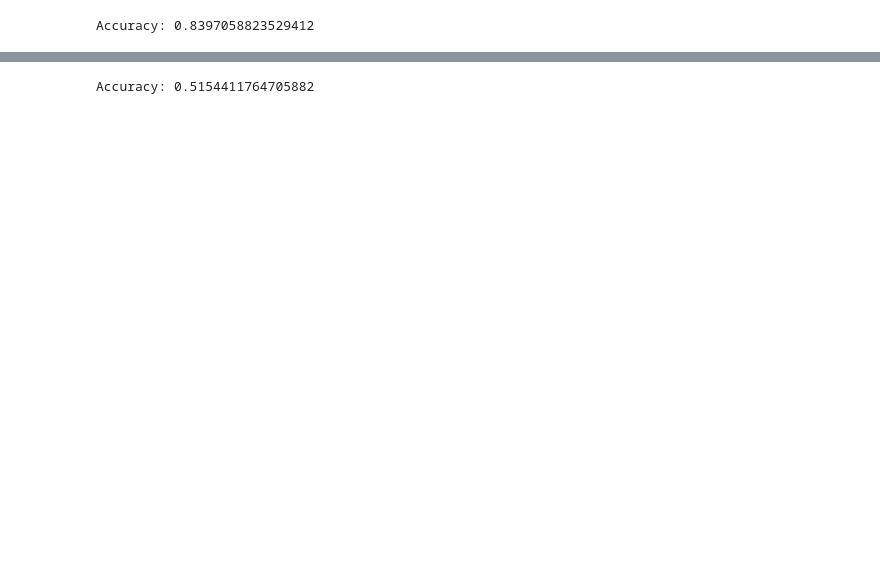
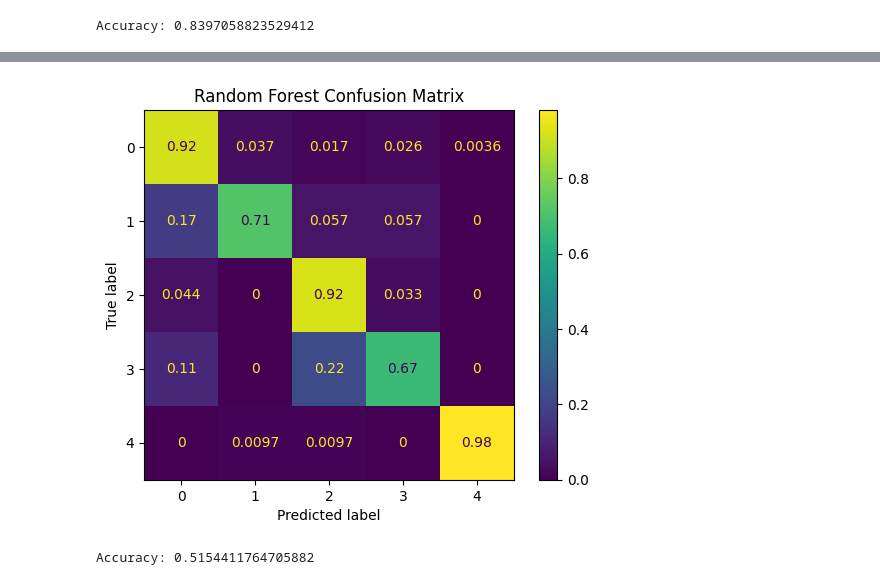
Before and after one commit to Dhawal-Modi/DSC_2024_Space_Jam, a Jupyter notebook: Task2.ipynb, the cells around one changed output, grey strips where cells are left out. Cells and saved outputs as stored; diff of their text form; code cells hidden in the pictures; blank space fills up the shorter version.

```diff
--- a/Task2.ipynb
+++ b/Task2.ipynb
@@ -136,3 +155,12 @@ Accuracy: 0.9183823529411764
+# %%
+confusion_matrix_RF = confusion_matrix(y_test, y_pred_RF, normalize='true')
+
+cm_display = metrics.ConfusionMatrixDisplay(confusion_matrix  = confusion_matrix_RF, display_labels = [0, 1, 2, 3, 4])
+cm_display.plot()
+plt.title("Random Forest Confusion Matrix")
+plt.show()
+# %% [output]
+[figure, added]
 # %%
 from sklearn.ensemble import AdaBoostClassifier
 from sklearn import metrics
```
Also changed, not shown: parts of 10 cells of this notebook.
